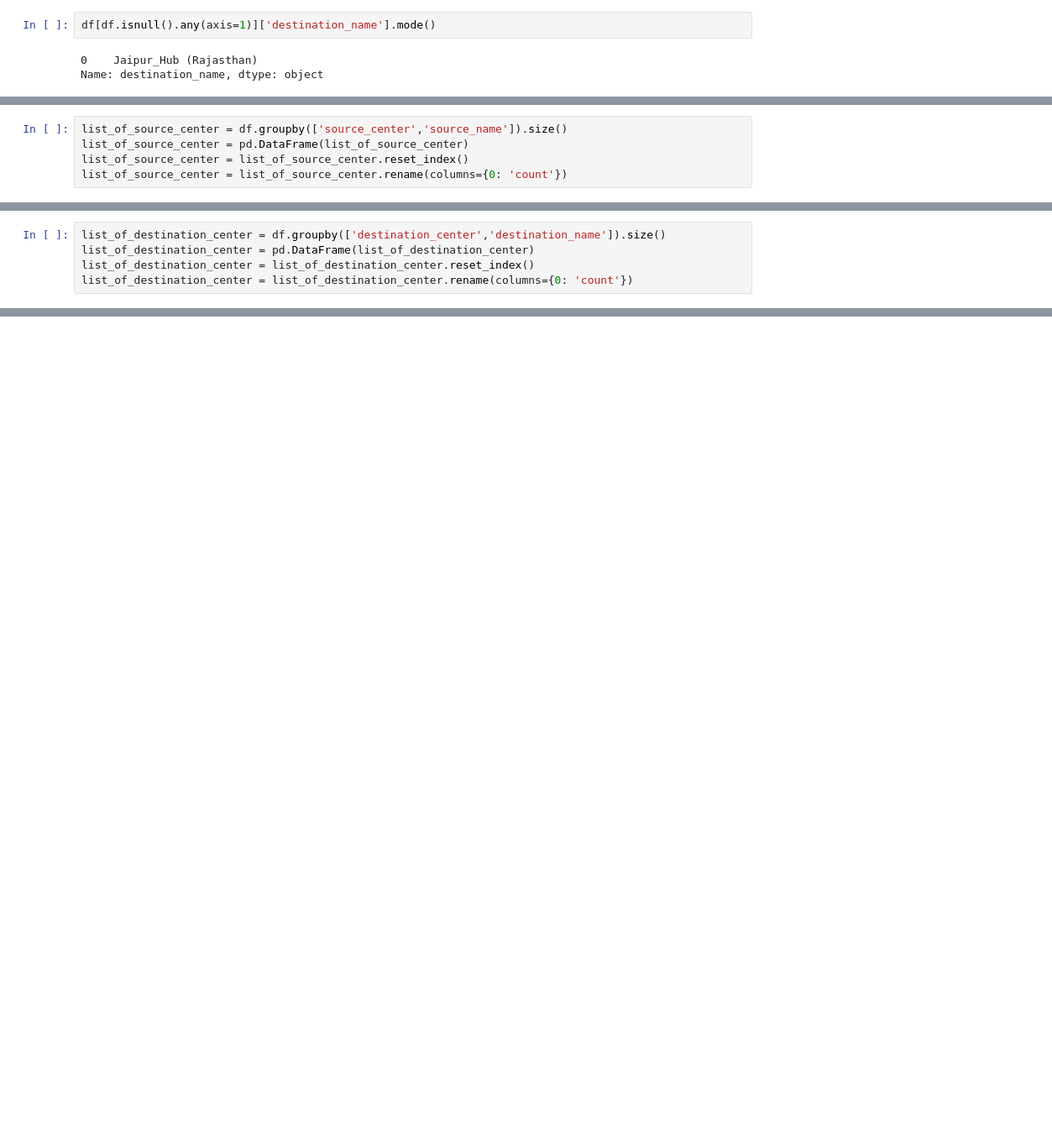
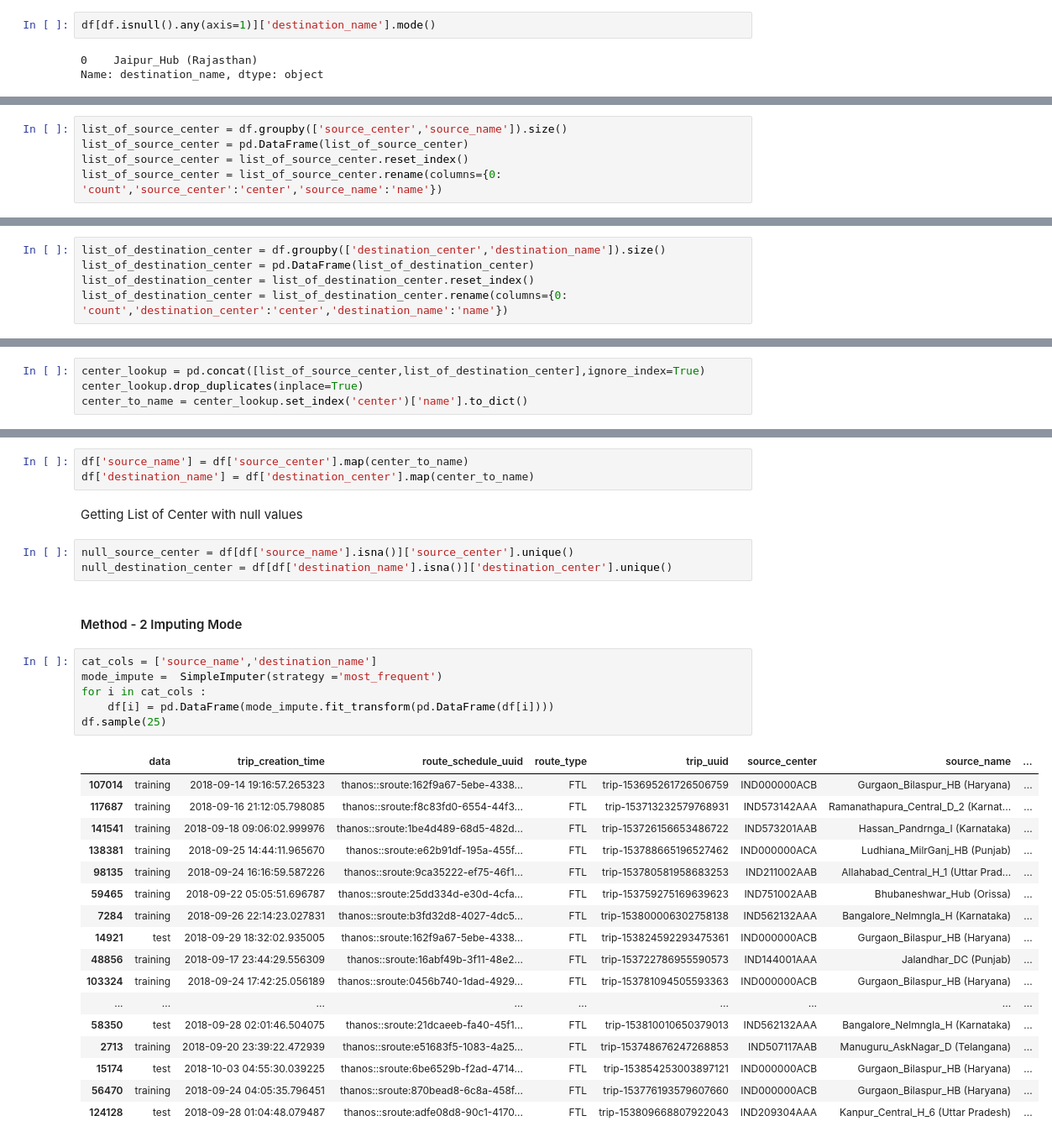
Before and after one commit to charles-owo/supply_chain_feature_engineering_analytics, a Jupyter notebook: supply_chain_service_feature_engineering.ipynb, the cells around one changed output, grey strips where cells are left out. Shown at 84% size. Saved outputs shown, nothing was run; the diff lists cells and outputs as text; blank space fills up the shorter version.

```diff
--- a/supply_chain_service_feature_engineering.ipynb
+++ b/supply_chain_service_feature_engineering.ipynb
@@ -121,7 +156,7 @@ df.loc[(df['source_name']=='Gurgaon_Bilaspur_HB (Haryana)') & (df['destination_n
 list_of_source_center = df.groupby(['source_center','source_name']).size()
 list_of_source_center = pd.DataFrame(list_of_source_center)
 list_of_source_center = list_of_source_center.reset_index()
-list_of_source_center = list_of_source_center.rename(columns={0: 'count'})
+list_of_source_center = list_of_source_center.rename(columns={0: 'count','source_center':'center','source_name':'name'})
 # %%
 list_of_source_center.isna().sum()
 # %% [output]
@@ -133,7 +168,7 @@ dtype: int64
 list_of_destination_center = df.groupby(['destination_center','destination_name']).size()
 list_of_destination_center = pd.DataFrame(list_of_destination_center)
 list_of_destination_center = list_of_destination_center.reset_index()
-list_of_destination_center = list_of_destination_center.rename(columns={0: 'count'})
+list_of_destination_center = list_of_destination_center.rename(columns={0: 'count','destination_center':'center','destination_name':'name'})
 # %%
 list_of_destination_center.isna().sum()
 # %% [output]
@@ -143,2 +178,6 @@ count                 0
 dtype: int64
+# %%
+center_lookup = pd.concat([list_of_source_center,list_of_destination_center],ignore_index=True)
+center_lookup.drop_duplicates(inplace=True)
+center_to_name = center_lookup.set_index('center')['name'].to_dict()
 # %% [markdown]
@@ -151,0 +205,34 @@ Hmm, Let's Inspect'
+# %%
+df['source_name'] = df['source_center'].map(center_to_name)
+df['destination_name'] = df['destination_center'].map(center_to_name)
+# %% [markdown]
+Getting List of Center with null values
+# %%
+null_source_center = df[df['source_name'].isna()]['source_center'].unique()
+null_destination_center = df[df['destination_name'].isna()]['destination_center'].unique()
+# %% [markdown]
+#### Method - 2 Imputing Mode
+# %%
+cat_cols = ['source_name','destination_name']
+mode_impute =  SimpleImputer(strategy ='most_frequent')
+for i in cat_cols :
+    df[i] = pd.DataFrame(mode_impute.fit_transform(pd.DataFrame(df[i])))
+df.sample(25)
+# %% [output]
+|  | data | trip_creation_time | route_schedule_uuid | route_type | trip_uuid | source_center | source_name | ... |
+| 107014 | training | 2018-09-14 19:16:57.265323 | thanos::sroute:162f9a67-5ebe-4338... | FTL | trip-153695261726506759 | IND000000ACB | Gurgaon_Bilaspur_HB (Haryana) | ... |
+| 117687 | training | 2018-09-16 21:12:05.798085 | thanos::sroute:f8c83fd0-6554-44f3... | FTL | trip-153713232579768931 | IND573142AAA | Ramanathapura_Central_D_2 (Karnat... | ... |
+| 141541 | training | 2018-09-18 09:06:02.999976 | thanos::sroute:1be4d489-68d5-482d... | FTL | trip-153726156653486722 | IND573201AAB | Hassan_Pandrnga_I (Karnataka) | ... |
+| 138381 | training | 2018-09-25 14:44:11.965670 | thanos::sroute:e62b91df-195a-455f... | FTL | trip-153788665196527462 | IND000000ACA | Ludhiana_MilrGanj_HB (Punjab) | ... |
+| 98135 | training | 2018-09-24 16:16:59.587226 | thanos::sroute:9ca35222-ef75-46f1... | FTL | trip-153780581958683253 | IND211002AAB | Allahabad_Central_H_1 (Uttar Prad... | ... |
+| 59465 | training | 2018-09-22 05:05:51.696787 | thanos::sroute:25dd334d-e30d-4cfa... | FTL | trip-153759275169639623 | IND751002AAB | Bhubaneshwar_Hub (Orissa) | ... |
+| 7284 | training | 2018-09-26 22:14:23.027831 | thanos::sroute:b3fd32d8-4027-4dc5... | FTL | trip-153800006302758138 | IND562132AAA | Bangalore_Nelmngla_H (Karnataka) | ... |
+| 14921 | test | 2018-09-29 18:32:02.935005 | thanos::sroute:162f9a67-5ebe-4338... | FTL | trip-153824592293475361 | IND000000ACB | Gurgaon_Bilaspur_HB (Haryana) | ... |
+| 48856 | training | 2018-09-17 23:44:29.556309 | thanos::sroute:16abf49b-3f11-48e2... | FTL | trip-153722786955590573 | IND144001AAA | Jalandhar_DC (Punjab) | ... |
+| 103324 | training | 2018-09-24 17:42:25.056189 | thanos::sroute:0456b740-1dad-4929... | FTL | trip-153781094505593363 | IND000000ACB | Gurgaon_Bilaspur_HB (Haryana) | ... |
+| ... | ... | ... | ... | ... | ... | ... | ... | ... |
+| 58350 | test | 2018-09-28 02:01:46.504075 | thanos::sroute:21dcaeeb-fa40-45f1... | FTL | trip-153810010650379013 | IND562132AAA | Bangalore_Nelmngla_H (Karnataka) | ... |
+| 2713 | training | 2018-09-20 23:39:22.472939 | thanos::sroute:e51683f5-1083-4a25... | FTL | trip-153748676247268853 | IND507117AAB | Manuguru_AskNagar_D (Telangana) | ... |
+| 15174 | test | 2018-10-03 04:55:30.039225 | thanos::sroute:6be6529b-f2ad-4714... | FTL | trip-153854253003897121 | IND000000ACB | Gurgaon_Bilaspur_HB (Haryana) | ... |
+| 56470 | training | 2018-09-24 04:05:35.796451 | thanos::sroute:870bead8-6c8a-458f... | FTL | trip-153776193579607660 | IND000000ACB | Gurgaon_Bilaspur_HB (Haryana) | ... |
+| 124128 | test | 2018-09-28 01:04:48.079487 | thanos::sroute:adfe08d8-90c1-4170... | FTL | trip-153809668807922043 | IND209304AAA | Kanpur_Central_H_6 (Uttar Pradesh) | ... |
```
Also changed, not shown: parts of 17 cells of this notebook.
